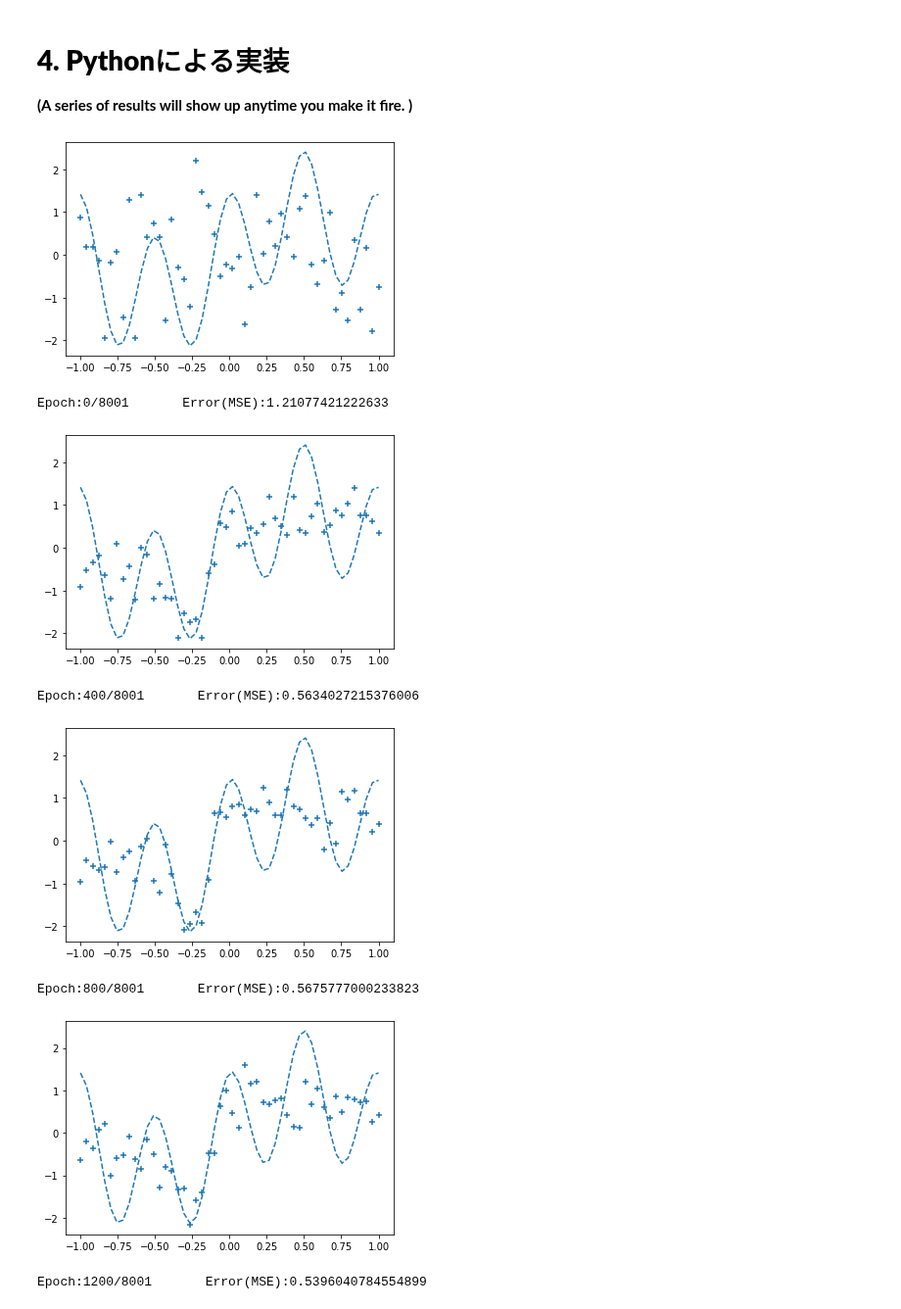
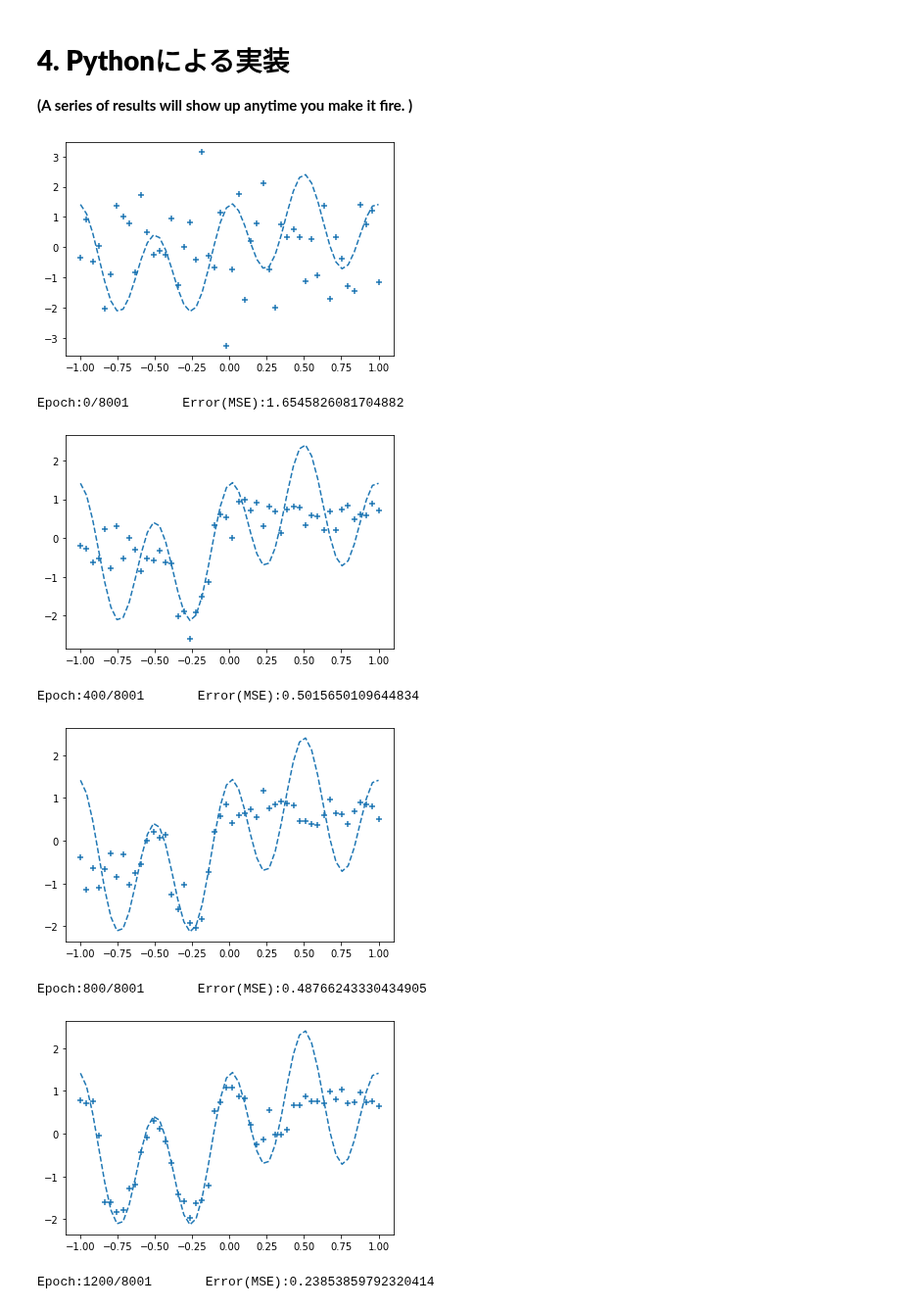
Before and after one commit to solaris0051/simpleNN, a Jupyter notebook: in_1n_mid_12n_x4_out_1n.ipynb, the cells around one changed output. Shown at 98% size. Saved outputs shown, nothing was run; the diff lists cells and outputs as text; code cells hidden in the pictures.

```diff
--- a/in_1n_mid_12n_x4_out_1n.ipynb
+++ b/in_1n_mid_12n_x4_out_1n.ipynb
@@ -363,8 +363,8 @@ n_in = 1   # the number of neurons at the input layer
 n_mid = 12 # the number of neurons at the hidden layers
 n_out = 1  # the number of neurons at the output layer
 
-wb_width = 0.666   # initial width of weight and bias
-eta = 0.166        # initial learning coefficient
+wb_width = 0.6671  # initial width of weight and bias
+eta = 0.1667       # initial learning coefficient
 epoch = 8001       # online batch, meaning its size is one.
 interval = 400     # initial monitoring interval
 
@@ -447,38 +447,38 @@ for i in range(epoch):
         hidden_layer1.backward(hidden_layer2.grad_x)
 
         # update weight and bias (method of update defined in the class BaseLayer)
         hidden_layer1.update(eta)
         hidden_layer2.update(eta)
         hidden_layer3.update(eta)
         hidden_layer4.update(eta)
         output_layer.update(eta)
 
         if i%interval == 0:
 
             y = output_layer.y[0][0]  # get a number (from matrix) as a learned one in the output layer.
 
             # error estimation by loss function (apply mean square error)
             total_error += 1.0/2.0*np.sum(np.square(y - t))
 
             # store outputs learned
             plot_x.append(x)
             plot_y.append(y)
 
     if i%interval == 0:
 
         # plot outpus
         plt.plot(input_data, correct_data, linestyle="dashed")
         plt.scatter(plot_x, plot_y, marker="+")
         plt.show()
 
         # print epoch number and error(MSE)
         print("Epoch:" + str(i) + "/" + str(epoch),'     ',"Error(MSE):" + str(total_error/n_data))
 # %% [output]
-[figure, old version]
+[figure, new version]
-Epoch:0/8001       Error(MSE):1.21077421222633
+Epoch:0/8001       Error(MSE):1.6545826081704882
-[figure, old version]
+[figure, new version]
-Epoch:400/8001       Error(MSE):0.5634027215376006
+Epoch:400/8001       Error(MSE):0.5015650109644834
-[figure, old version]
+[figure, new version]
-Epoch:800/8001       Error(MSE):0.5675777000233823
+Epoch:800/8001       Error(MSE):0.48766243330434905
-[figure, old version]
+[figure, new version]
-Epoch:1200/8001       Error(MSE):0.5396040784554899
+Epoch:1200/8001       Error(MSE):0.23853859792320414
```
Also changed, not shown: parts of 3 cells of this notebook.
